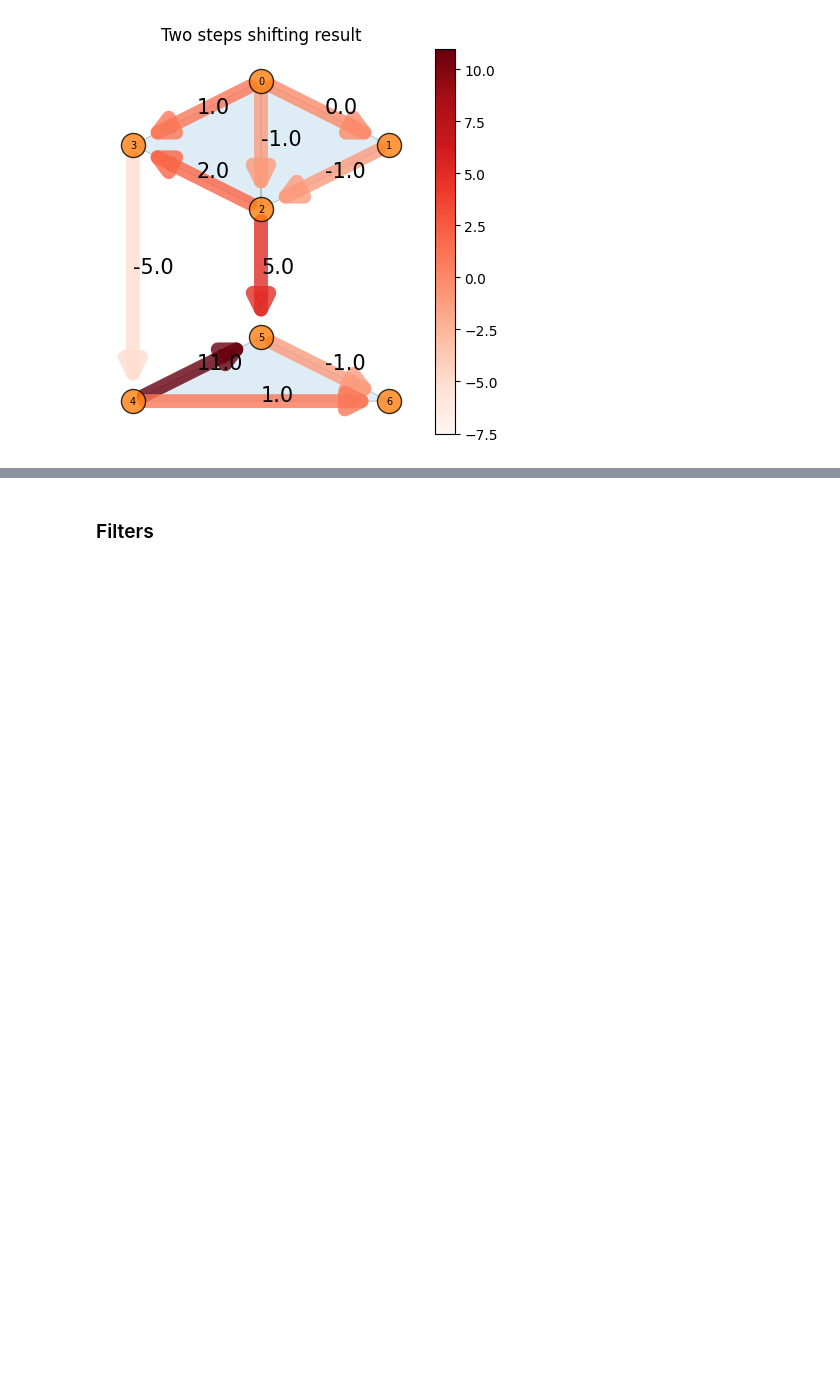
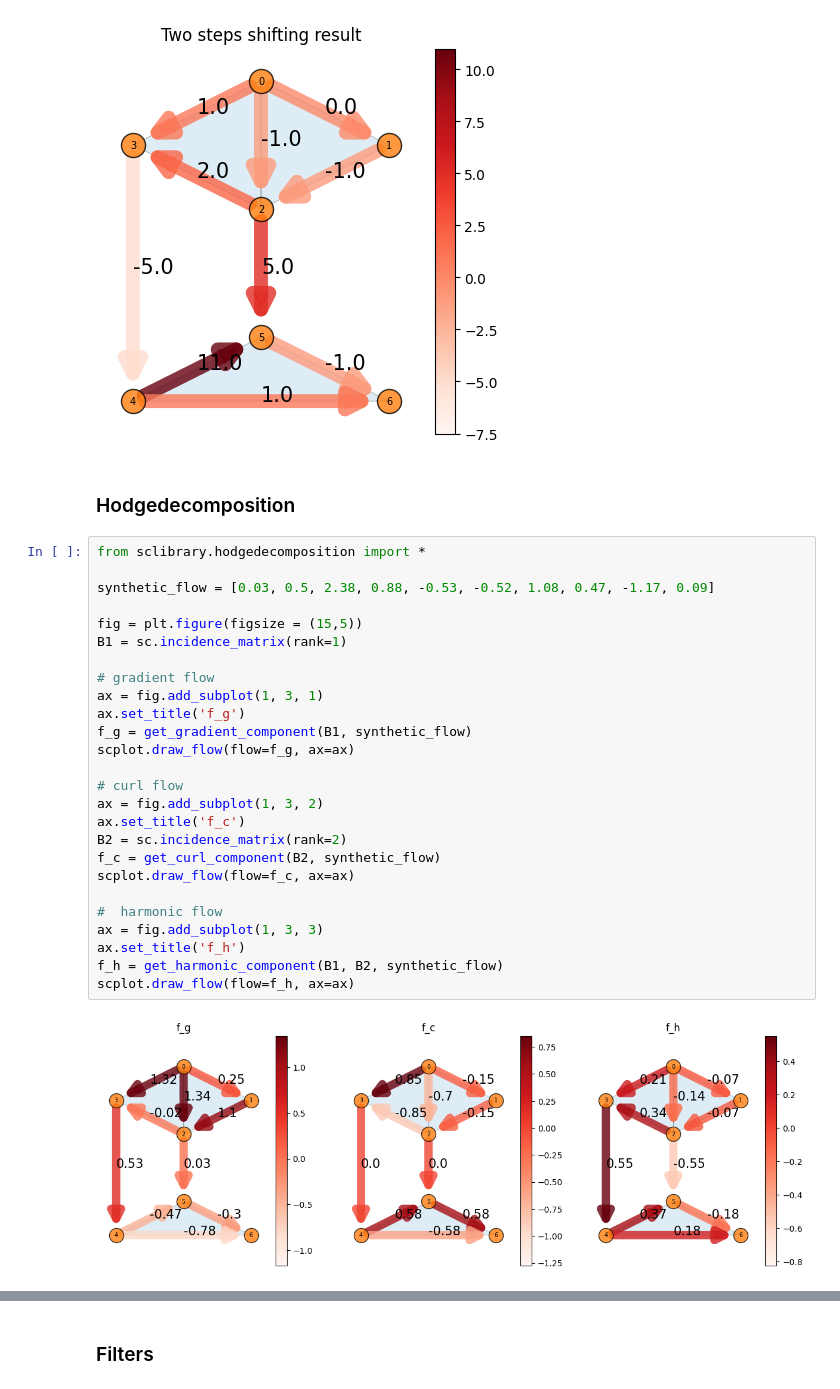
Before and after one commit to irtazahashmi/pytspl, a Jupyter notebook: demo_notebook.ipynb, the cells around one changed output, grey strips where cells are left out. Saved outputs shown, nothing was run; the diff lists cells and outputs as text; blank space fills up the shorter version.

```diff
--- a/demo_notebook.ipynb
+++ b/demo_notebook.ipynb
@@ -176,3 +203,33 @@ flow = lower_flow + upper_flow
 scplot.draw_flow(flow=flow, ax=ax)
 # %% [output]
 [figure]
+# %% [markdown]
+### Hodgedecomposition
+# %%
+from sclibrary.hodgedecomposition import *
+
+synthetic_flow = [0.03, 0.5, 2.38, 0.88, -0.53, -0.52, 1.08, 0.47, -1.17, 0.09]
+
+fig = plt.figure(figsize = (15,5))
+B1 = sc.incidence_matrix(rank=1)
+
+# gradient flow
+ax = fig.add_subplot(1, 3, 1)
+ax.set_title('f_g')
+f_g = get_gradient_component(B1, synthetic_flow)
+scplot.draw_flow(flow=f_g, ax=ax)
+
+# curl flow
+ax = fig.add_subplot(1, 3, 2)
+ax.set_title('f_c')
+B2 = sc.incidence_matrix(rank=2)
+f_c = get_curl_component(B2, synthetic_flow)
+scplot.draw_flow(flow=f_c, ax=ax)
+
+#  harmonic flow
+ax = fig.add_subplot(1, 3, 3)
+ax.set_title('f_h')
+f_h = get_harmonic_component(B1, B2, synthetic_flow)
+scplot.draw_flow(flow=f_h, ax=ax)
+# %% [output]
+[figure, added]
```
Also changed, not shown: parts of 14 cells of this notebook, 5 other files.
